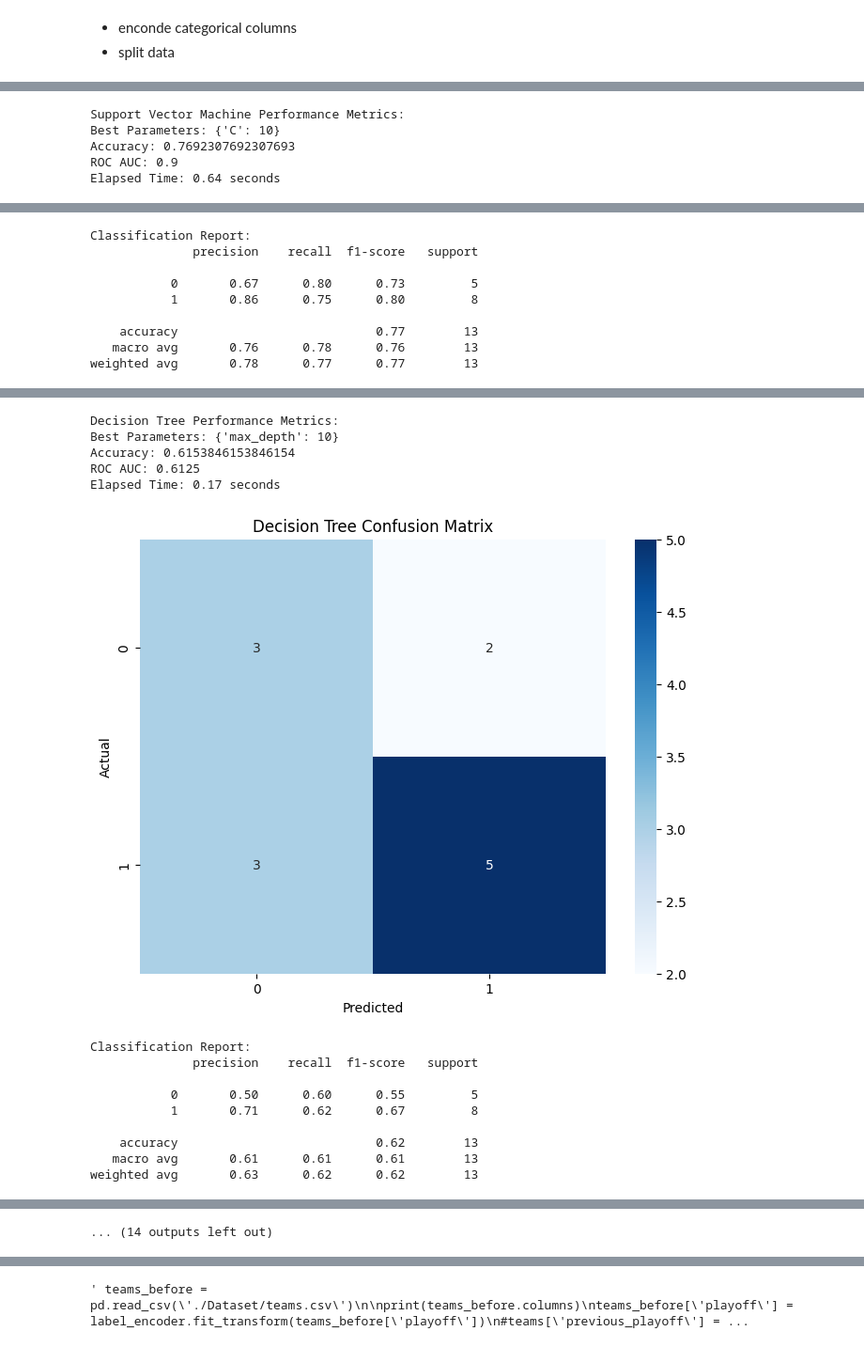
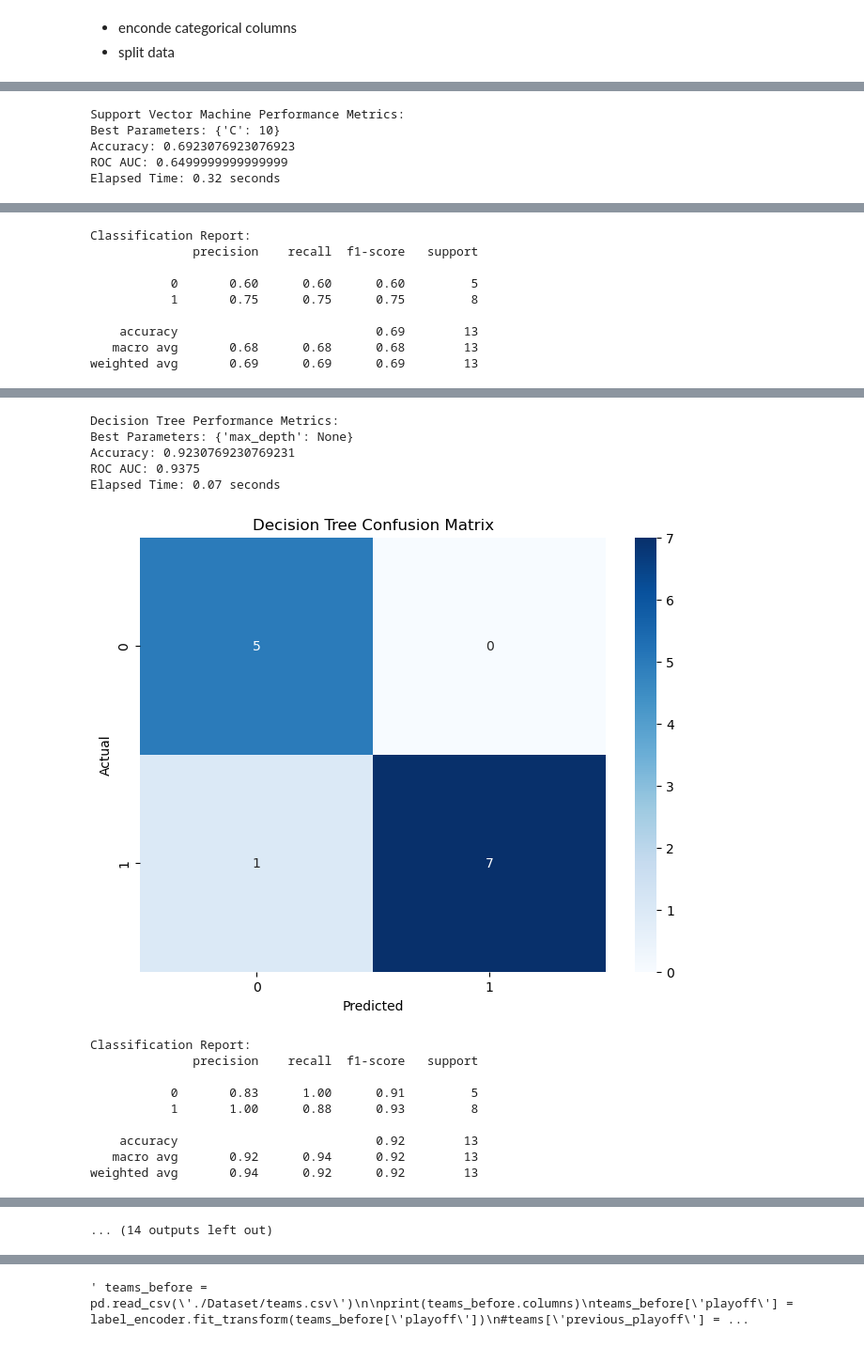
Before and after one commit to brunabrasil/FEUP-AC, a Jupyter notebook: preparation.ipynb, the cells around one changed output, grey strips where cells are left out. Shown at 94% size. Drawn from its saved outputs; the diff is of its cells as text; code cells hidden in the pictures.

```diff
--- a/preparation.ipynb
+++ b/preparation.ipynb
@@ -104,7 +104,7 @@ previous_columns = ['GP', 'GS', 'minutes', 'points', 'oRebounds', 'dRebounds', '
 
 players = players.rename(columns={'bioId': 'playerID'})
 
-for year in range(2,11):
+for year in range(2,12):
 
     players_in_year = players_teams[players_teams['year'] == year]
 
@@ -217,6 +217,10 @@ for year in range(2,11):
     last_season_per_player = players_in_year.groupby('coachID')['year'].max().reset_index()
 
     last_season_stats = coaches.merge(last_season_per_player, on=['coachID', 'year'], how='right')
+    last_season_stats['won'] = pd.to_numeric(last_season_stats['won'], errors='coerce')
+    last_season_stats['lost'] = pd.to_numeric(last_season_stats['lost'], errors='coerce')
+    last_season_stats['post_wins'] = pd.to_numeric(last_season_stats['post_wins'], errors='coerce')
+    last_season_stats['post_losses'] = pd.to_numeric(last_season_stats['post_losses'], errors='coerce')
 
     last_year_sum = last_season_stats.groupby('coachID').sum()[previous_columns].reset_index()
 
@@ -340,10 +344,13 @@ from sklearn.preprocessing import LabelEncoder
 
 
 # Encode the 'playoff' column
-label_encoder = LabelEncoder()
-teams['playoff'] = label_encoder.fit_transform(teams['playoff'])
-teams['tmID'] = label_encoder.fit_transform(teams['tmID'])
-teams['confID'] = label_encoder.fit_transform(teams['confID'])
+label_encoder_playoff = LabelEncoder()
+label_encoder_tmID = LabelEncoder()
+label_encoder_confID = LabelEncoder()
+
+teams['playoff'] = label_encoder_playoff.fit_transform(teams['playoff'])
+teams['tmID'] = label_encoder_tmID.fit_transform(teams['tmID'])
+teams['confID'] = label_encoder_confID.fit_transform(teams['confID'])
 
 
 columns_to_normalize = [
@@ -356,9 +363,9 @@ columns_to_normalize = [
 teams[columns_to_normalize] = (teams[columns_to_normalize] - teams[columns_to_normalize].mean()) / teams[columns_to_normalize].std()
 
 
-train_data = teams[teams['year'] != 6]
+train_data = teams[teams['year'].between(2, 9)]
 #train_data = train_data[train_data['year'] > 1]
-test_data = teams[teams['year'] == 6]
+test_data = teams[teams['year'] == 10]
 # %%
 from sklearn.model_selection import train_test_split
 from sklearn.linear_model import LogisticRegression
@@ -431,7 +438,8 @@ for name, clf, param_grid in classifiers:
         "Confusion Matrix": confusion_matrix(y_test, predictions),
         "Classification Report": classification_report(y_test, predictions),
         "ROC Curve": (fpr, tpr),
-        "Elapsed Time": elapsed_time
+        "Elapsed Time": elapsed_time,
+        "Model": best_clf
     }
     # Append ROC curve data for later averaging
     roc_curve_data.append((fpr, tpr))
@@ -509,5 +517,5 @@ weighted avg       0.78      0.77      0.77        13
 Support Vector Machine Performance Metrics:
 Best Parameters: {'C': 10}
-Accuracy: 0.7692307692307693
-ROC AUC: 0.9
-Elapsed Time: 0.64 seconds
+Accuracy: 0.6923076923076923
+ROC AUC: 0.6499999999999999
+Elapsed Time: 0.32 seconds
@@ -515,9 +523,9 @@ Elapsed Time: 0.64 seconds
 Classification Report:
               precision    recall  f1-score   support
 
-           0       0.67      0.80      0.73         5
-           1       0.86      0.75      0.80         8
+           0       0.60      0.60      0.60         5
+           1       0.75      0.75      0.75         8
 
-    accuracy                           0.77        13
-   macro avg       0.76      0.78      0.76        13
-weighted avg       0.78      0.77      0.77        13
+    accuracy                           0.69        13
+   macro avg       0.68      0.68      0.68        13
+weighted avg       0.69      0.69      0.69        13
@@ -525,15 +533,15 @@ weighted avg       0.78      0.77      0.77        13
 Decision Tree Performance Metrics:
-Best Parameters: {'max_depth': 10}
-Accuracy: 0.6153846153846154
-ROC AUC: 0.6125
-Elapsed Time: 0.17 seconds
+Best Parameters: {'max_depth': None}
+Accuracy: 0.9230769230769231
+ROC AUC: 0.9375
+Elapsed Time: 0.07 seconds
-[figure, old version]
+[figure, new version]
 Classification Report:
               precision    recall  f1-score   support
 
-           0       0.50      0.60      0.55         5
-           1       0.71      0.62      0.67         8
+           0       0.83      1.00      0.91         5
+           1       1.00      0.88      0.93         8
 
-    accuracy                           0.62        13
-   macro avg       0.61      0.61      0.61        13
-weighted avg       0.63      0.62      0.62        13
+    accuracy                           0.92        13
+   macro avg       0.92      0.94      0.92        13
+weighted avg       0.94      0.92      0.92        13
```
Also changed, not shown: parts of 4 cells of this notebook, 9 other files.
